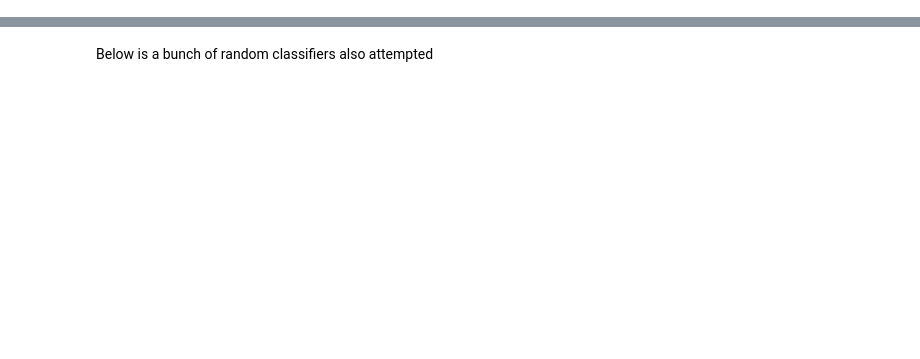
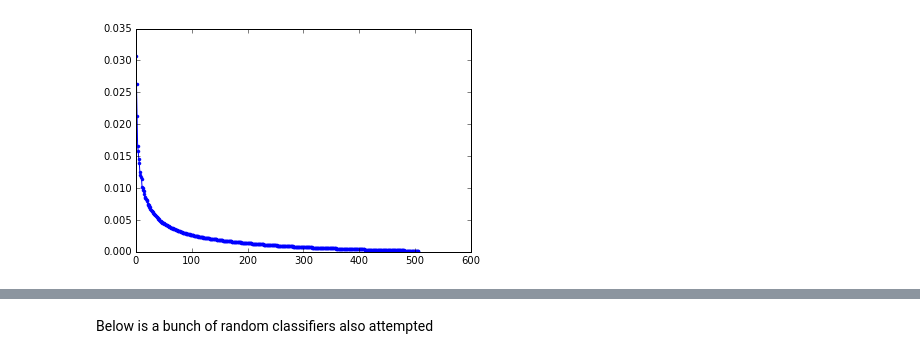
Before and after one commit to PrincetonUniversity/vox-music-classification, a Jupyter notebook: notebooks/fv-msvm.ipynb, the cells around one changed output, grey strips where cells are left out. Saved outputs shown, nothing was run; the diff lists cells and outputs as text; code cells hidden in the pictures; blank space fills up the shorter version.

```diff
--- a/notebooks/fv-msvm.ipynb
+++ b/notebooks/fv-msvm.ipynb
@@ -63,11 +61,13 @@ Test shape (100, 10880) riffled (100, 640)
 Default SVM perf orig 0.73 riff 0.73
 # %%
 from sklearn.decomposition import PCA
+from sklearn.manifold import LocallyLinearEmbedding
 
 pca = PCA(whiten=True, n_components=0.99).fit(trXrff)
 plt.plot(pca.explained_variance_ratio_, '.-')
 plt.show()
-pcaX = pca.transform(trXrff)
+# %% [output]
+[figure, added]
 # %%
 trainX = trXrff
 testX = teXrff
```
Also changed, not shown: parts of 5 cells of this notebook, 3 other files.
